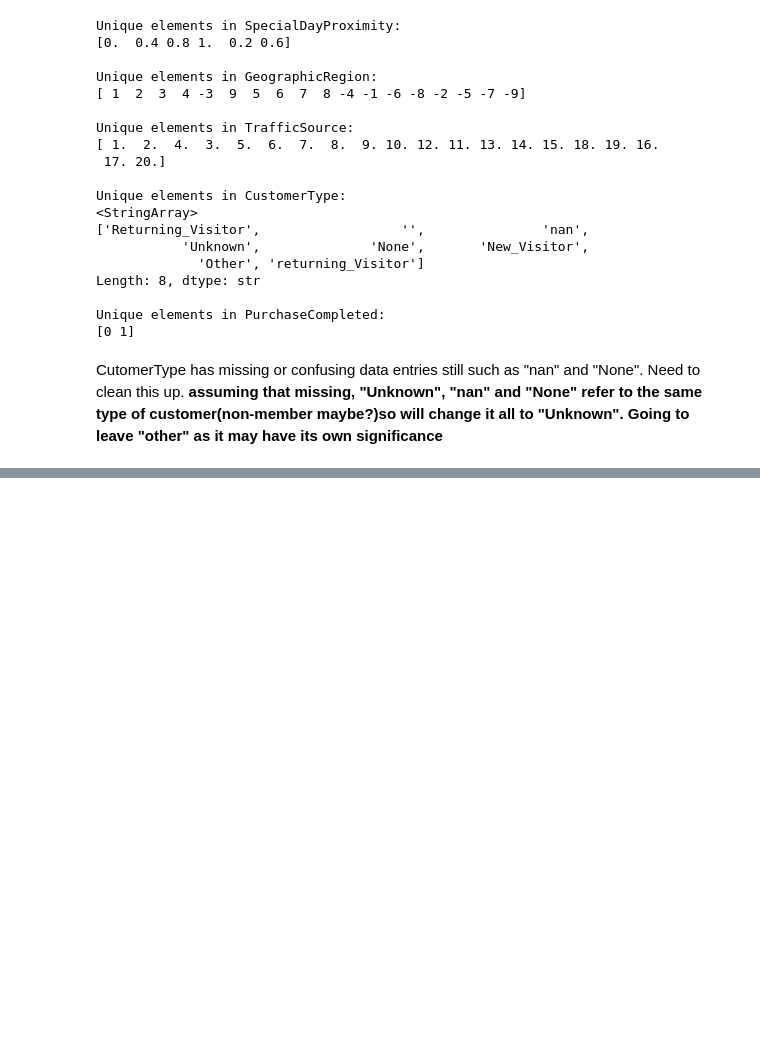
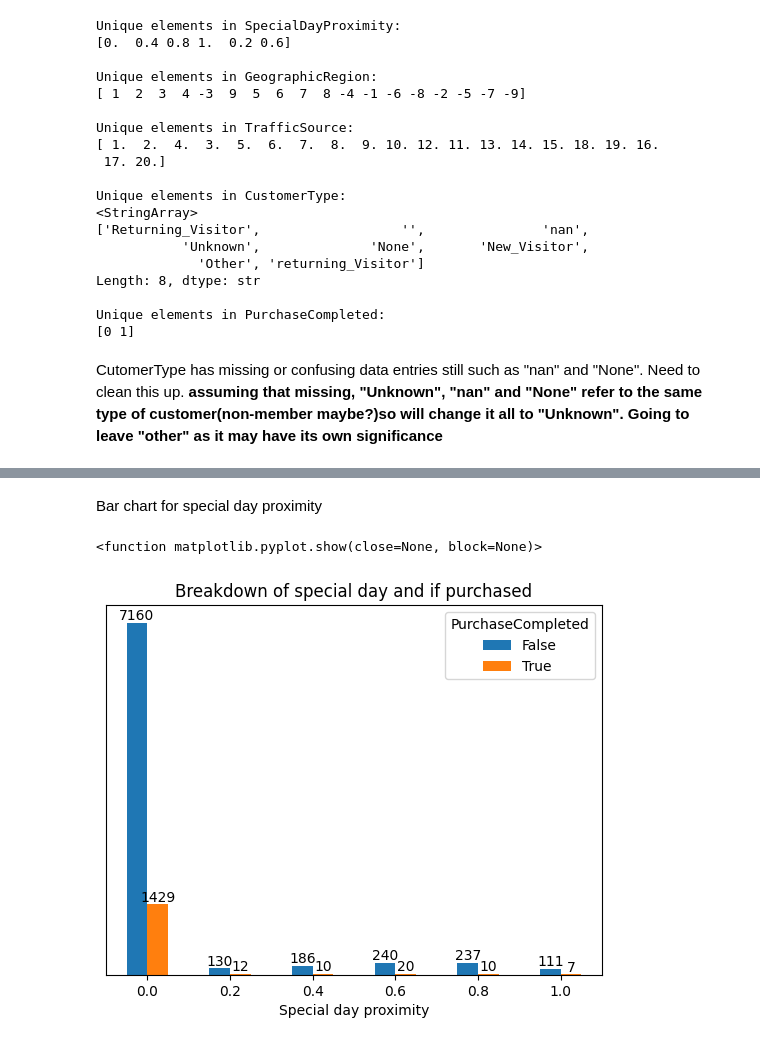
Before and after one commit to R00k3y/EDA_ML_Ecommerce, a Jupyter notebook: eda.ipynb, the cells around one changed output, grey strips where cells are left out. Saved outputs shown, nothing was run; the diff lists cells and outputs as text; code cells hidden in the pictures; blank space fills up the shorter version.

```diff
--- a/eda.ipynb
+++ b/eda.ipynb
@@ -207,0 +257,18 @@ df_cat = df_clean[['SpecialDayProximity', 'GeographicRegion', 'TrafficSource', '
+# %% [markdown]
+Bar chart for special day proximity
+# %%
+crosstab_day = pd.crosstab(index=df_cat['SpecialDayProximity'], columns=df_cat['PurchaseCompleted'])
+cross_day_plot = crosstab_day.plot(kind= 'bar')
+
+for d in cross_day_plot.containers:
+    cross_day_plot.bar_label(d)
+
+cross_day_plot.yaxis.set_visible(False)
+
+plt.title('Breakdown of special day and if purchased')
+plt.xlabel('Special day proximity')
+plt.xticks(rotation =0)
+plt.show
+# %% [output]
+<function matplotlib.pyplot.show(close=None, block=None)>
+[figure, added]
```
Also changed, not shown: parts of 20 cells of this notebook.
